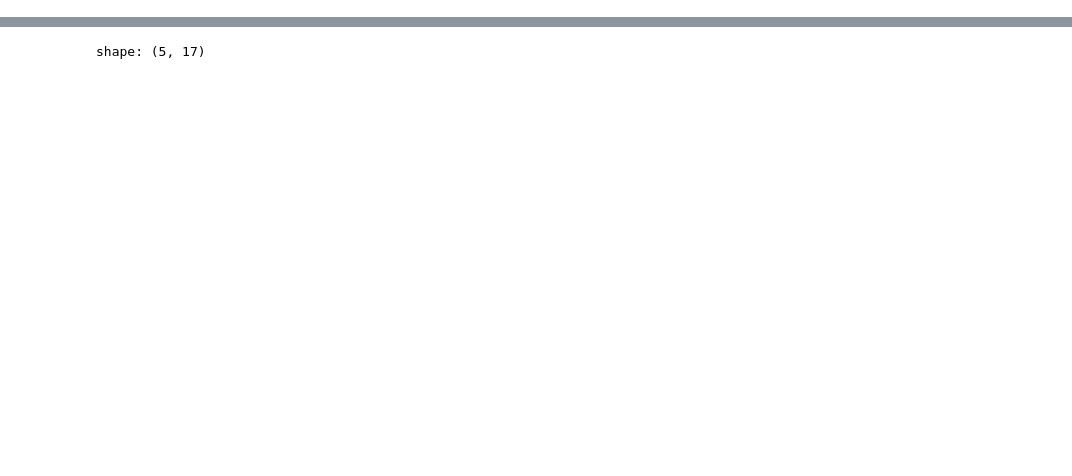
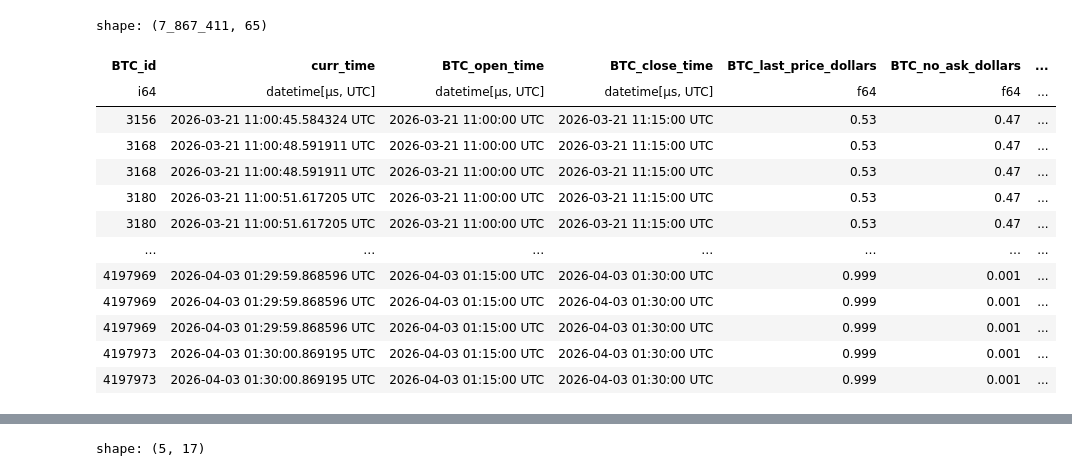
Before and after one commit to erxcshi/crypto_pred_market, a Jupyter notebook: data_gather/cleaning.ipynb, the cells around one changed output, grey strips where cells are left out. Cells and saved outputs as stored; diff of their text form; code cells hidden in the pictures; blank space fills up the shorter version.

```diff
--- a/data_gather/cleaning.ipynb
+++ b/data_gather/cleaning.ipynb
@@ -174,4 +211,0 @@ combined.head()
-# %%
-btc_trades = _to_datetime(btc_trades, ['curr_time', 'trade_time'])
-
-joined = btc_trades.join_asof(df, left_on= 'trade_time', right_on='curr_time', strategy='forward')
@@ -195,0 +350,28 @@ shape: (8_425_362, 21)
+# %%
+btc_kalshi_trades = combined.join_where(
+    btc_trades,
+    (pl.col("trade_time") >= pl.col("BTC_prev_time")) &
+    (pl.col("trade_time") <= pl.col("curr_time"))
+)
+
+
+
+trade_features = (
+    btc_kalshi_trades
+    .with_columns([
+        pl.when(pl.col("side") == "buy").then(pl.col("size")).otherwise(0).alias("buy_size"),
+        pl.when(pl.col("side") == "sell").then(pl.col("size")).otherwise(0).alias("sell_size"),
+        (pl.col("price") * pl.col("size")).alias("dollar_volume"),
+    ])
+    .group_by("curr_time")
+    .agg([
+        pl.len().alias("trade_count"),
+        pl.col("size").sum().alias("size_sum"),
+        pl.col("buy_size").sum().alias("buy_size_sum"),
+        pl.col("sell_size").sum().alias("sell_size_sum"),
+        (pl.col("buy_size").sum() - pl.col("sell_size").sum()).alias("size_imbalance"),
+        pl.col("price").mean().alias("price_mean"),
+        pl.col("price").std().alias("price_std"),
+        (pl.col("dollar_volume").sum() / pl.col("size").sum()).alias("vwap"),
+    ])
+)
@@ -196,3 +397,20 @@ shape: (8_425_362, 21)
+# %%
+btc_kalshi_trades.sort('curr_time')
+# %% [output]
+shape: (7_867_411, 65)
+| BTC_id | curr_time | BTC_open_time | BTC_close_time | BTC_last_price_dollars | BTC_no_ask_dollars | ... |
+| i64 | datetime[μs, UTC] | datetime[μs, UTC] | datetime[μs, UTC] | f64 | f64 | ... |
+| 3156 | 2026-03-21 11:00:45.584324 UTC | 2026-03-21 11:00:00 UTC | 2026-03-21 11:15:00 UTC | 0.53 | 0.47 | ... |
+| 3168 | 2026-03-21 11:00:48.591911 UTC | 2026-03-21 11:00:00 UTC | 2026-03-21 11:15:00 UTC | 0.53 | 0.47 | ... |
+| 3168 | 2026-03-21 11:00:48.591911 UTC | 2026-03-21 11:00:00 UTC | 2026-03-21 11:15:00 UTC | 0.53 | 0.47 | ... |
+| 3180 | 2026-03-21 11:00:51.617205 UTC | 2026-03-21 11:00:00 UTC | 2026-03-21 11:15:00 UTC | 0.53 | 0.47 | ... |
+| 3180 | 2026-03-21 11:00:51.617205 UTC | 2026-03-21 11:00:00 UTC | 2026-03-21 11:15:00 UTC | 0.53 | 0.47 | ... |
+| … | … | … | … | … | … | ... |
+| 4197969 | 2026-04-03 01:29:59.868596 UTC | 2026-04-03 01:15:00 UTC | 2026-04-03 01:30:00 UTC | 0.999 | 0.001 | ... |
+| 4197969 | 2026-04-03 01:29:59.868596 UTC | 2026-04-03 01:15:00 UTC | 2026-04-03 01:30:00 UTC | 0.999 | 0.001 | ... |
+| 4197969 | 2026-04-03 01:29:59.868596 UTC | 2026-04-03 01:15:00 UTC | 2026-04-03 01:30:00 UTC | 0.999 | 0.001 | ... |
+| 4197973 | 2026-04-03 01:30:00.869195 UTC | 2026-04-03 01:15:00 UTC | 2026-04-03 01:30:00 UTC | 0.999 | 0.001 | ... |
+| 4197973 | 2026-04-03 01:30:00.869195 UTC | 2026-04-03 01:15:00 UTC | 2026-04-03 01:30:00 UTC | 0.999 | 0.001 | ... |
 # %%
 btc_trades = btc_trades.with_columns(
     ((pl.col("price") * pl.col("size")) * pl.when(pl.col("side") == "buy").then(1).otherwise(-1)).alias("weighted")
```
Also changed, not shown: parts of 20 cells of this notebook, 9 other files.
